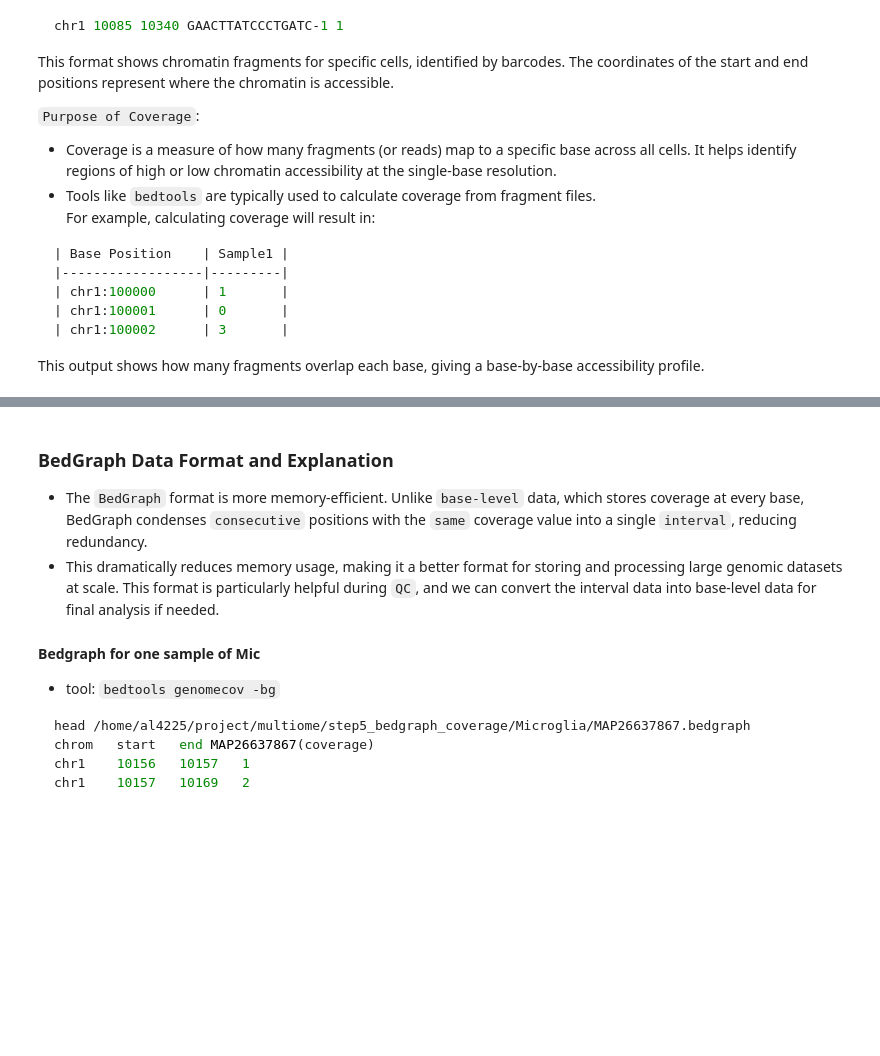
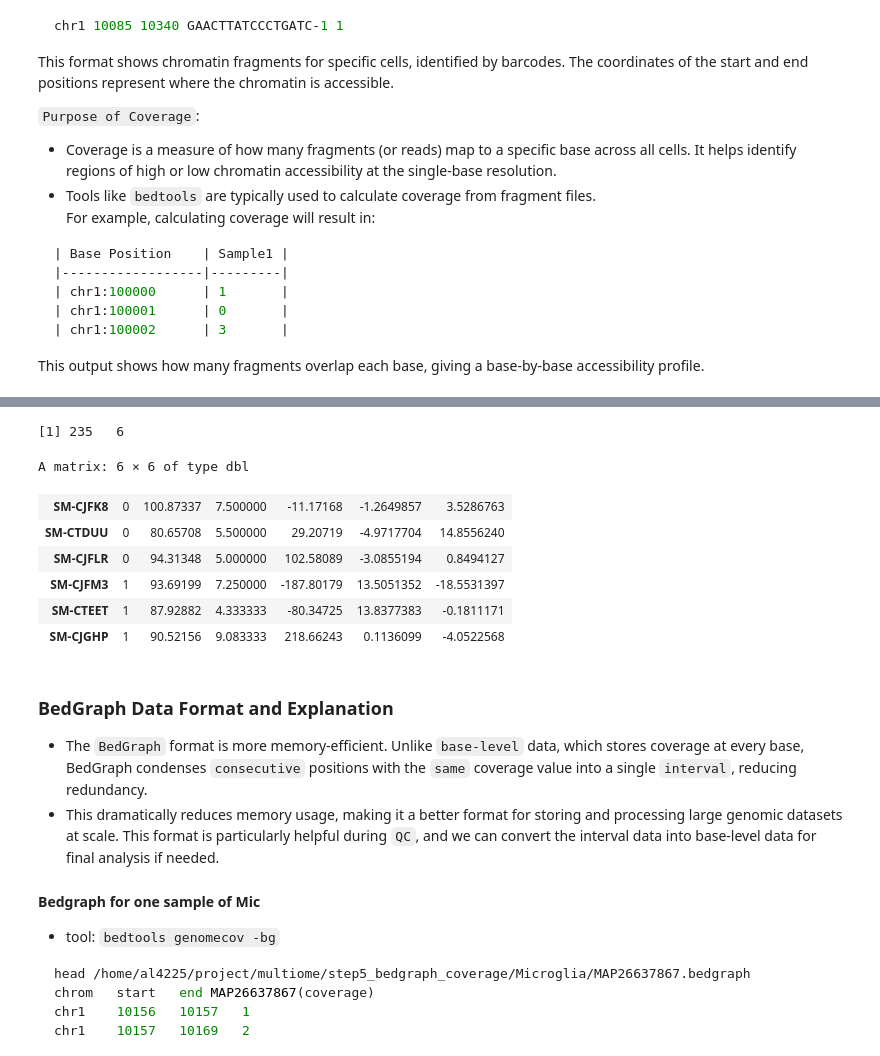
Before and after one commit to al4225/multiome_ATAC_mfsusie, a Jupyter notebook: notebook/ATAC_seq_processing.ipynb, the cells around one changed output, grey strips where cells are left out. Saved outputs shown, nothing was run; the diff lists cells and outputs as text; code cells hidden in the pictures; blank space fills up the shorter version.

Commit message:
add QC procedure in pseudobulk data

```diff
--- a/notebook/ATAC_seq_processing.ipynb
+++ b/notebook/ATAC_seq_processing.ipynb
@@ -97,0 +191,7 @@ This pseudobulk-level matrix can undergo QC to filter out low-quality samples, e
+# %%
+## Final QCed binned data:
+data <- readRDS("/home/al4225/project/multiome/step6_pseudoBulk/4_data_format/binned_57genes_region_data_6_celltype/combined_binned_57genes_region_data_6_celltype.rds")
+head(names(data)) # 57 genes
+
+first_element_name <- names(data)[1]
+str(data[[first_element_name]])
@@ -98,3 +258,20 @@ This pseudobulk-level matrix can undergo QC to filter out low-quality samples, e
+# %%
+# covariates data: Mic as an example
+# col: covariates(first 3 cols: msex, age_at_death, pmi; also with hidden factors from phenotype Mic)
+# Note: it doen't contain colnames, but it will not use the col info, just used for regressing out cov from pheno.
+# row: samples
+Mic_cov_ENSG00000117322 = data$chr1_207429229_207479229_ENSG00000117322$Mic_cov
+dim(Mic_cov_ENSG00000117322)
+head(Mic_cov_ENSG00000117322)
+# %% [output]
+[1] 235   6
+A matrix: 6 × 6 of type dbl
+| SM-CJFK8 | 0 | 100.87337 | 7.500000 | -11.17168 | -1.2649857 | 3.5286763 |
+| SM-CTDUU | 0 | 80.65708 | 5.500000 | 29.20719 | -4.9717704 | 14.8556240 |
+| SM-CJFLR | 0 | 94.31348 | 5.000000 | 102.58089 | -3.0855194 | 0.8494127 |
+| SM-CJFM3 | 1 | 93.69199 | 7.250000 | -187.80179 | 13.5051352 | -18.5531397 |
+| SM-CTEET | 1 | 87.92882 | 4.333333 | -80.34725 | 13.8377383 | -0.1811171 |
+| SM-CJGHP | 1 | 90.52156 | 9.083333 | 218.66243 | 0.1136099 | -4.0522568 |
 # %% [markdown]
 ### BedGraph Data Format and Explanation
 - The `BedGraph` format is more memory-efficient. Unlike `base-level` data, which stores coverage at every base, BedGraph condenses `consecutive` positions with the `same` coverage value into a single `interval`, reducing redundancy.
```
Also changed, not shown: parts of 7 cells of this notebook.
